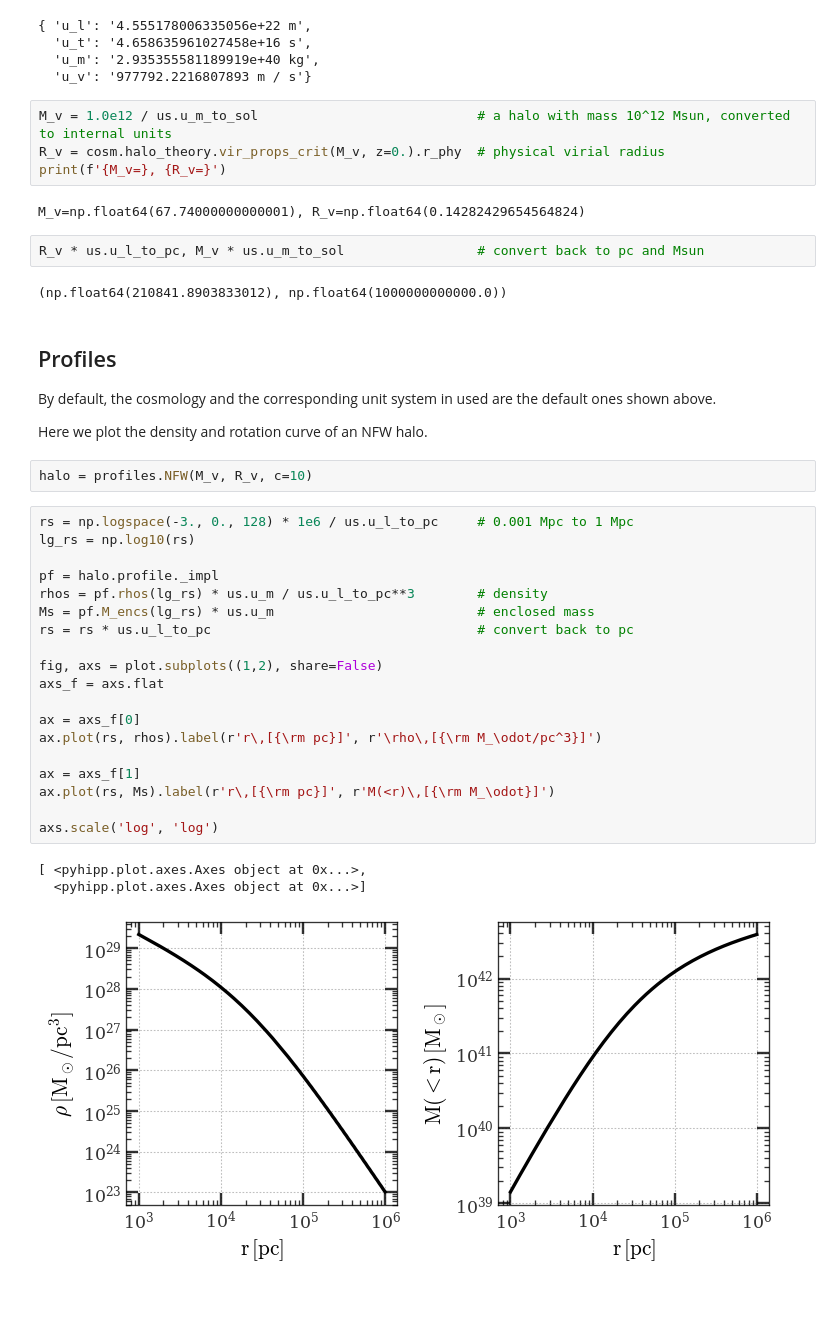
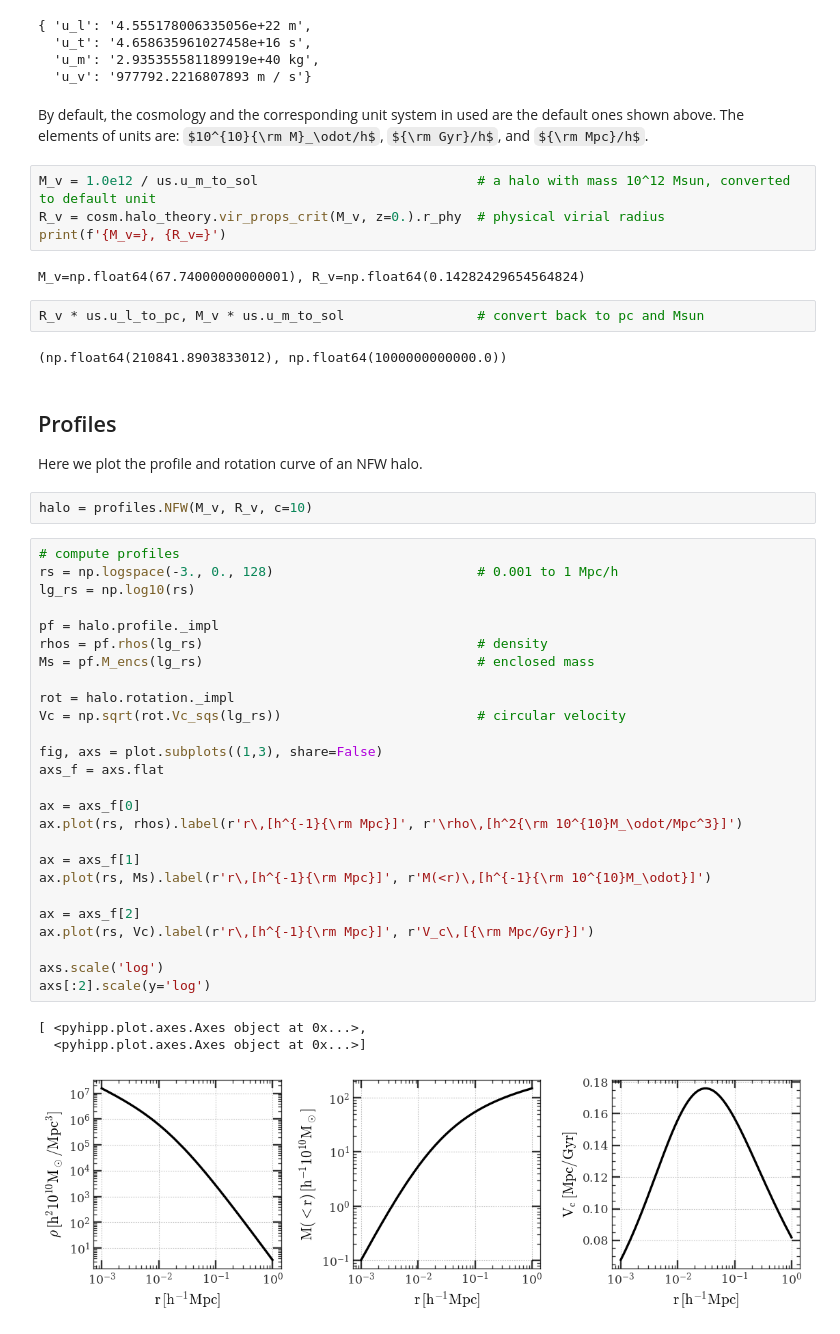
Before and after one commit to JiangFangzhou/SIDM, a Jupyter notebook: docs/examples_yangyao.ipynb, the cells around one changed output. Drawn from its saved outputs; the diff is of its cells as text; some formulas as TeX source; blank space fills up the shorter version.

```diff
--- a/docs/examples_yangyao.ipynb
+++ b/docs/examples_yangyao.ipynb
@@ -20,8 +20,11 @@ us
   'u_t': '4.658635961027458e+16 s',
   'u_m': '2.935355581189919e+40 kg',
   'u_v': '977792.2216807893 m / s'}
+# %% [markdown]
+By default, the cosmology and the corresponding unit system in used are the
+default ones shown above. The elements of units are: $10^{10}{\rm M}_\odot/h$, ${\rm Gyr}/h$, and ${\rm Mpc}/h$.
 # %%
-M_v = 1.0e12 / us.u_m_to_sol                            # a halo with mass 10^12 Msun, converted to internal units
+M_v = 1.0e12 / us.u_m_to_sol                            # a halo with mass 10^12 Msun, converted to default unit
 R_v = cosm.halo_theory.vir_props_crit(M_v, z=0.).r_phy  # physical virial radius
 print(f'{M_v=}, {R_v=}')
 # %% [output]
@@ -33,32 +36,38 @@ R_v * us.u_l_to_pc, M_v * us.u_m_to_sol                 # convert back to pc and
 # %% [markdown]
 ## Profiles
 
-By default, the cosmology and the corresponding unit system in used are the
-default ones shown above.
 
-Here we plot the density and rotation curve of an NFW halo.
+
+Here we plot the profile and rotation curve of an NFW halo.
 # %%
 halo = profiles.NFW(M_v, R_v, c=10)
 # %%
-rs = np.logspace(-3., 0., 128) * 1e6 / us.u_l_to_pc     # 0.001 Mpc to 1 Mpc
+# compute profiles
+rs = np.logspace(-3., 0., 128)                          # 0.001 to 1 Mpc/h
 lg_rs = np.log10(rs)
 
 pf = halo.profile._impl
-rhos = pf.rhos(lg_rs) * us.u_m / us.u_l_to_pc**3        # density
-Ms = pf.M_encs(lg_rs) * us.u_m                          # enclosed mass
-rs = rs * us.u_l_to_pc                                  # convert back to pc
+rhos = pf.rhos(lg_rs)                                   # density
+Ms = pf.M_encs(lg_rs)                                   # enclosed mass
 
-fig, axs = plot.subplots((1,2), share=False)
+rot = halo.rotation._impl
+Vc = np.sqrt(rot.Vc_sqs(lg_rs))                         # circular velocity
+
+fig, axs = plot.subplots((1,3), share=False)
 axs_f = axs.flat
 
 ax = axs_f[0]
-ax.plot(rs, rhos).label(r'r\,[{\rm pc}]', r'\rho\,[{\rm M_\odot/pc^3}]')
+ax.plot(rs, rhos).label(r'r\,[h^{-1}{\rm Mpc}]', r'\rho\,[h^2{\rm 10^{10}M_\odot/Mpc^3}]')
 
 ax = axs_f[1]
-ax.plot(rs, Ms).label(r'r\,[{\rm pc}]', r'M(<r)\,[{\rm M_\odot}]')
+ax.plot(rs, Ms).label(r'r\,[h^{-1}{\rm Mpc}]', r'M(<r)\,[h^{-1}{\rm 10^{10}M_\odot}]')
 
-axs.scale('log', 'log')
+ax = axs_f[2]
+ax.plot(rs, Vc).label(r'r\,[h^{-1}{\rm Mpc}]', r'V_c\,[{\rm Mpc/Gyr}]')
+
+axs.scale('log')
+axs[:2].scale(y='log')
 # %% [output]
 [ <pyhipp.plot.axes.Axes object at 0x...>,
   <pyhipp.plot.axes.Axes object at 0x...>]
-[figure, old version]
+[figure, new version]
```
